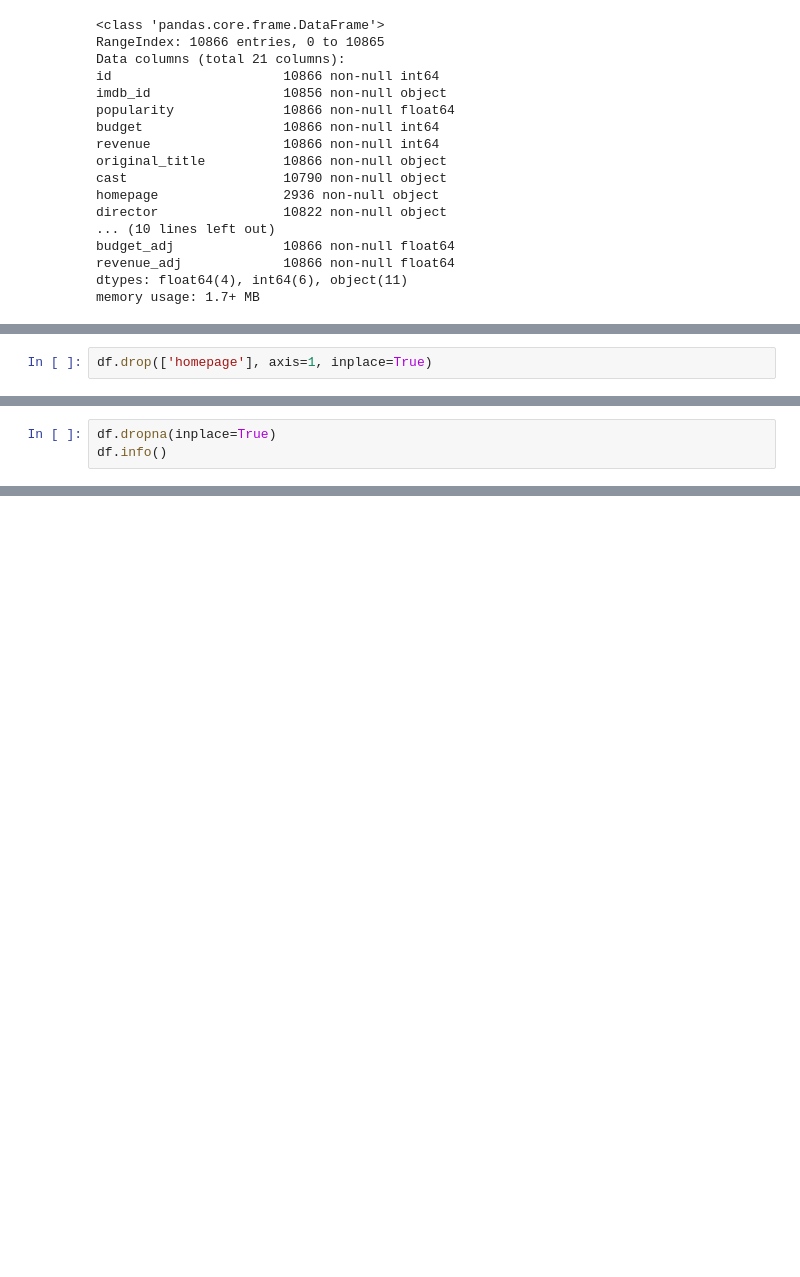
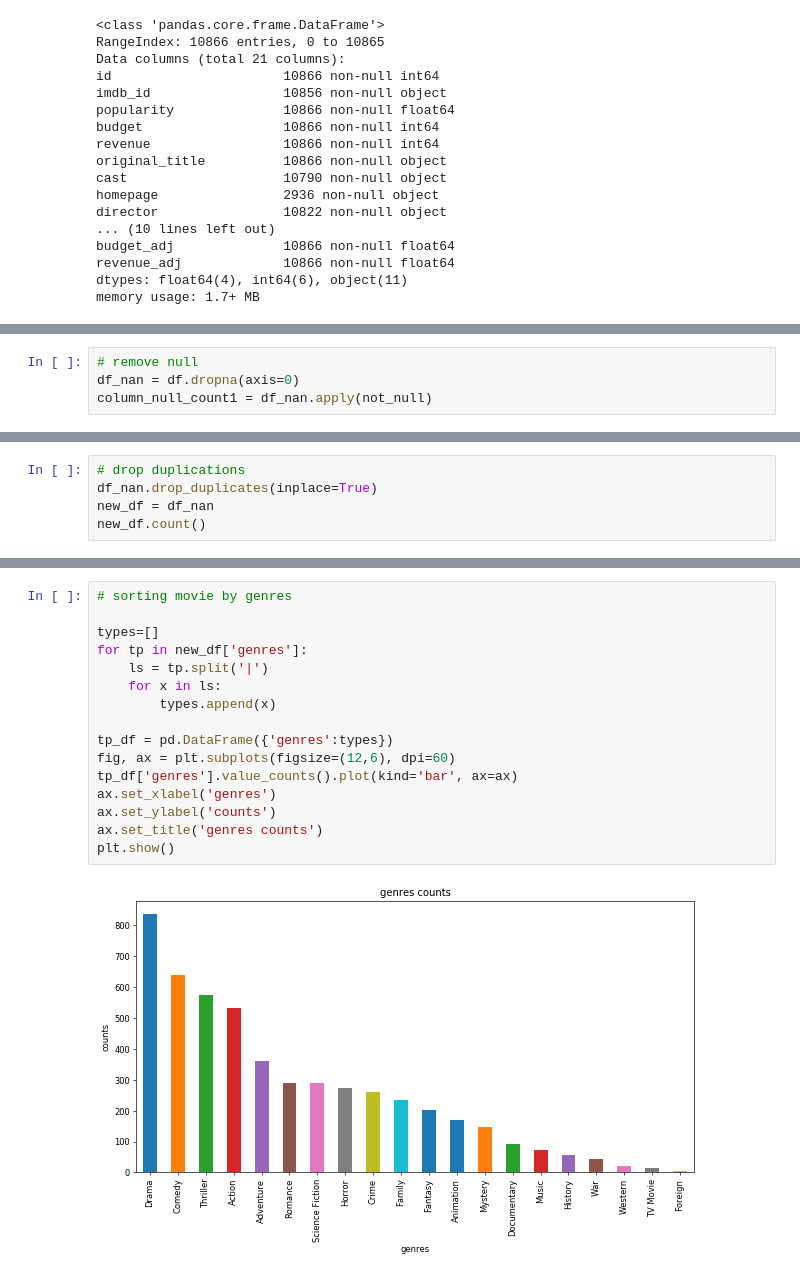
Before and after one commit to Karen12H/TMDb-movie-analysis, a Jupyter notebook: TMDb Movie Data Analysis.ipynb, the cells around one changed output, grey strips where cells are left out. Drawn from its saved outputs; the diff is of its cells as text; blank space fills up the shorter version.

```diff
--- a/TMDb Movie Data Analysis.ipynb
+++ b/TMDb Movie Data Analysis.ipynb
@@ -108,2 +106,0 @@ df.drop(['production_companies','director'], axis=1, inplace=True)
-# %%
-df.drop(['homepage'], axis=1, inplace=True)
@@ -169,3 +106,0 @@ df[df.genres.isnull()].hist(figsize=(10, 8));
-# %%
-df.dropna(inplace=True)
-df.info()
@@ -269,0 +134,4 @@ nan
+# %%
+# remove null
+df_nan = df.dropna(axis=0)
+column_null_count1 = df_nan.apply(not_null)
@@ -269,0 +181,5 @@ nan
+# %%
+# drop duplications
+df_nan.drop_duplicates(inplace=True)
+new_df = df_nan
+new_df.count()
@@ -269,0 +226,18 @@ nan
+# %%
+# sorting movie by genres
+
+types=[]
+for tp in new_df['genres']:
+    ls = tp.split('|')
+    for x in ls:
+        types.append(x)
+
+tp_df = pd.DataFrame({'genres':types})
+fig, ax = plt.subplots(figsize=(12,6), dpi=60)
+tp_df['genres'].value_counts().plot(kind='bar', ax=ax)
+ax.set_xlabel('genres')
+ax.set_ylabel('counts')
+ax.set_title('genres counts')
+plt.show()
+# %% [output]
+[figure, added]
```
Also changed, not shown: parts of 57 cells of this notebook, 1 other file.
